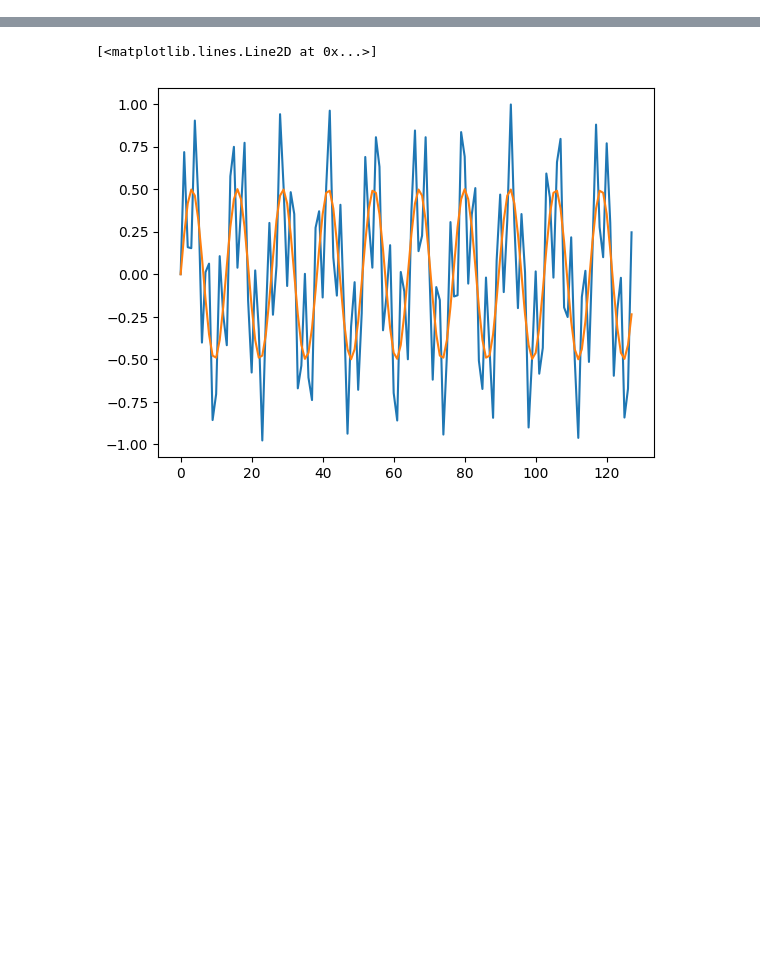
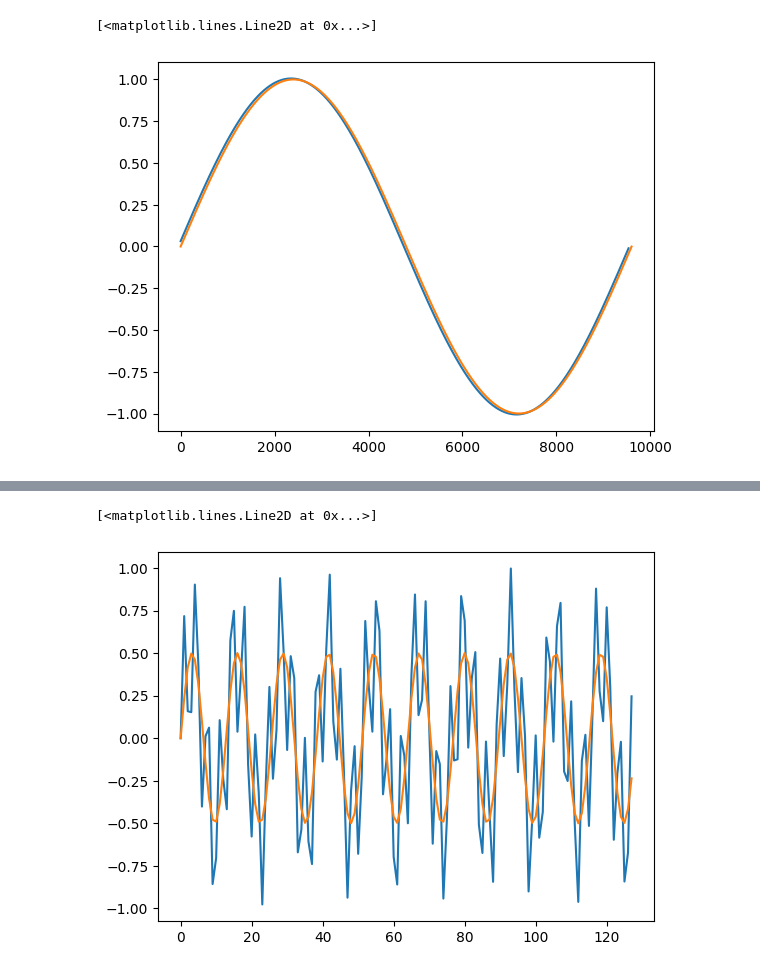
Before and after one commit to ruich95/SynQ, a Jupyter notebook: src/python/seq_fir.ipynb, the cells around one changed output, grey strips where cells are left out. Drawn from its saved outputs; the diff is of its cells as text; code cells hidden in the pictures; blank space fills up the shorter version.

```diff
--- a/src/python/seq_fir.ipynb
+++ b/src/python/seq_fir.ipynb
@@ -7,0 +64,23 @@ from tqdm import tqdm
+# %%
+fir = FIR(exec_path="../../build/exec/cic3d128comp")
+signal_length = int((1/100) * 960e3)
+
+signal = np.sin(2 * np.pi * 100 * np.arange(signal_length) * (1/960e3), dtype=np.float64)
+signal_up_sampled = np.zeros(signal_length * 36)
+signal_up_sampled[::36] = signal
+en_signal = np.zeros_like(signal_up_sampled, dtype=bool)
+en_signal[::36] = True
+signal_filtered = np.zeros_like(signal_up_sampled, dtype=np.float64)
+signal_valid    = np.zeros_like(signal_up_sampled, dtype=bool)
+for i, (en, sig) in enumerate(zip(en_signal, signal_up_sampled)):
+    signal_valid[i], signal_filtered[i] = fir.forward(en, np.float64(sig))
+fir.terminate()
+del(fir)
+
+signal_filtered = signal_filtered[signal_valid][64:]
+
+plt.plot(signal_filtered)
+plt.plot(signal)
+# %% [output]
+[<matplotlib.lines.Line2D at 0x...>]
+[figure, added]
```
Also changed, not shown: parts of 4 cells of this notebook, 18 other files.
